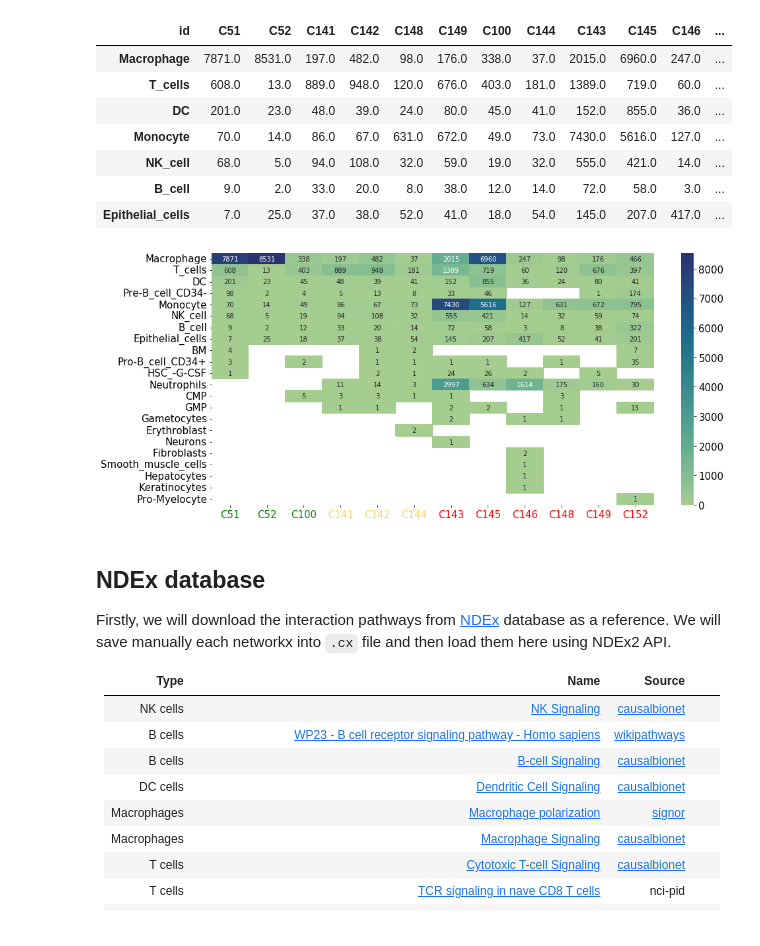
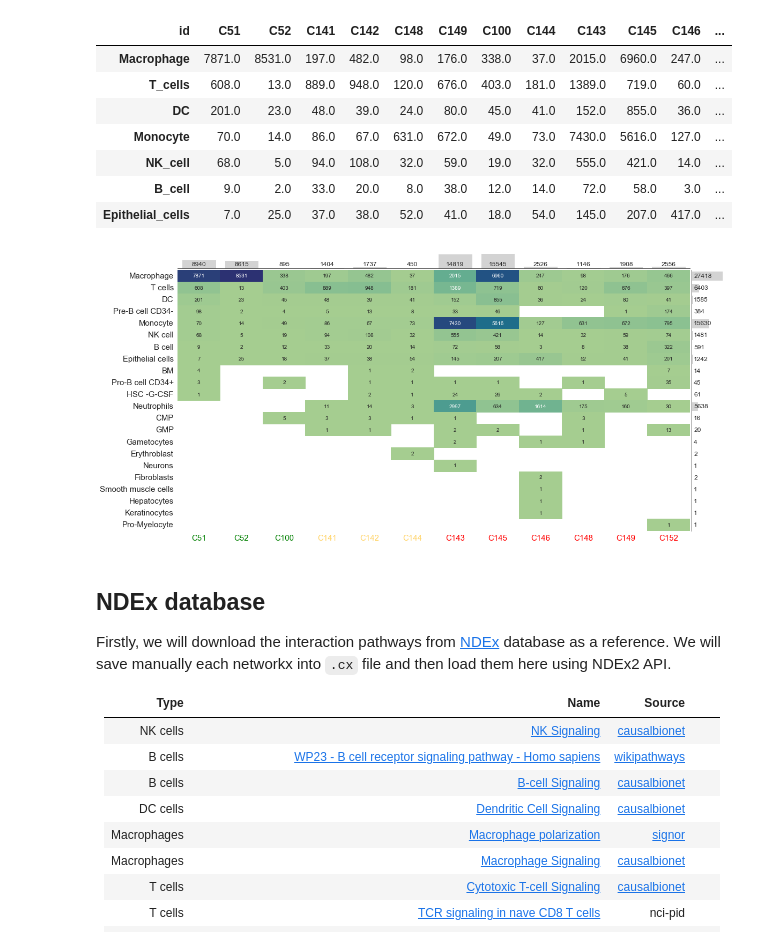
Before and after one commit to masyahook/scGRN, a Jupyter notebook: jupyter/GRN_inference.ipynb, the cells around one changed output. Cells and saved outputs as stored; diff of their text form; code cells hidden in the pictures.

```diff
--- a/jupyter/GRN_inference.ipynb
+++ b/jupyter/GRN_inference.ipynb
@@ -291,24 +291,66 @@ Common cell types among different patients (full metadata):
 | NK_cell | 68.0 | 5.0 | 94.0 | 108.0 | 32.0 | 59.0 | 19.0 | 32.0 | 555.0 | 421.0 | 14.0 | ... |
 | B_cell | 9.0 | 2.0 | 33.0 | 20.0 | 8.0 | 38.0 | 12.0 | 14.0 | 72.0 | 58.0 | 3.0 | ... |
 | Epithelial_cells | 7.0 | 25.0 | 37.0 | 38.0 | 52.0 | 41.0 | 18.0 | 54.0 | 145.0 | 207.0 | 417.0 | ... |
-# %%
-f, ax = plt.subplots(figsize=(15, 7))
-df = full_meta.T.iloc[3:,:]
-for col in df.columns:
-    df[col] = df[col].astype('float')
-df = df[['C51', 'C52', 'C100', 'C141', 'C142', 'C144', 'C143', 'C145', 'C146', 'C148', 'C149', 'C152']]
-g = sns.heatmap(df, vmin=0, annot=True, fmt='.0f', cmap='crest')
-for tick_label in g.axes.get_xticklabels():
-    if full_meta['group'][tick_label.get_text()] == 'S':
-        tick_label.set_color("red")
-    elif full_meta['group'][tick_label.get_text()] == 'M':
-        tick_label.set_color(np.array((255, 212, 103)) / 255)
-    else:
-        tick_label.set_color('green')
-g.axes.set_xlabel('')
-plt.savefig('figs/cell_pop_dist.png', dpi=200, bbox_inches='tight')
-# %% [output]
-[figure, removed]
+# %%
+N_p = 12
+N_c = 22
+
+df = full_meta.T.iloc[3:,:]
+for col in df.columns:
+    df[col] = df[col].astype('float')
+df = df[['C51', 'C52', 'C100', 'C141', 'C142', 'C144', 'C143', 'C145', 'C146', 'C148', 'C149', 'C152']]
+
+with sns.axes_style("white"):
+    g = sns.JointGrid(ratio=15)
+    g.ax_marg_y.cla()
+    g.ax_marg_x.cla()
+    sns.heatmap(data=df, ax=g.ax_joint, cbar=False, vmin=0, annot=True,
+                fmt='.0f', cmap='crest', mask = df.isnull())
+
+    bars_y = g.ax_marg_y.barh(np.arange(0.5, N_c), df.sum(axis=1), color='lightgray')
+    bars_x = g.ax_marg_x.bar(np.arange(0.5, N_p), df.sum(axis=0), color='lightgray')
+
+    for bar in bars_x:
+        g.ax_marg_x.annotate(int(bar.get_height()),
+                    (bar.get_x() + bar.get_width() / 2, 0), ha='center', va='center',
+                    size=12, xytext=(0, 8),
+                    textcoords='offset points')
+
+    for bar in bars_y:
+        g.ax_marg_y.annotate(int(bar.get_width()),
+                    (0, bar.get_y() + bar.get_height() / 2), ha='left', va='center',
+                    size=12, xytext=(4, 0),
+                    textcoords='offset points')
+
+    g.ax_joint.set_xticks(np.arange(0.5, N_p))
+    g.ax_joint.set_xticklabels(df.columns, rotation=0)
+    g.ax_joint.set_yticks(np.arange(0.5, N_c))
+    g.ax_joint.set_yticklabels(df.index.map(lambda x: x.replace('_', ' ')), rotation=0)
+
+    # remove ticks between heatmao and histograms
+    g.ax_marg_x.tick_params(axis='x', bottom=False, labelbottom=False)
+    g.ax_marg_y.tick_params(axis='y', left=False, labelleft=False)
+    # remove ticks showing the heights of the histograms
+    g.ax_marg_x.tick_params(axis='y', left=False, labelleft=False)
+    g.ax_marg_y.tick_params(axis='x', bottom=False, labelbottom=False)
+
+    g.fig.set_size_inches(16, 8)  # jointplot creates its own figure, the size can only be changed afterwards
+    # g.fig.subplots_adjust(hspace=0.3) # optionally more space for the tick labels
+    g.fig.subplots_adjust(hspace=0.1, wspace=0.05)  # less spaced needed when there are no tick labels
+
+    for tick_label in g.ax_joint.get_xticklabels():
+        if full_meta['group'][tick_label.get_text()] == 'S':
+            tick_label.set_color("red")
+        elif full_meta['group'][tick_label.get_text()] == 'M':
+            tick_label.set_color(np.array((255, 212, 103)) / 255)
+        else:
+            tick_label.set_color('green')
+
+    g.ax_joint.set_xlabel('')
+
+    plt.savefig('figs/cell_pop_dist.pdf', bbox_inches='tight')
+# %% [output]
+[figure, added]
 # %% [markdown]
 ## NDEx database
 
```
Also changed, not shown: parts of 7 cells of this notebook.
